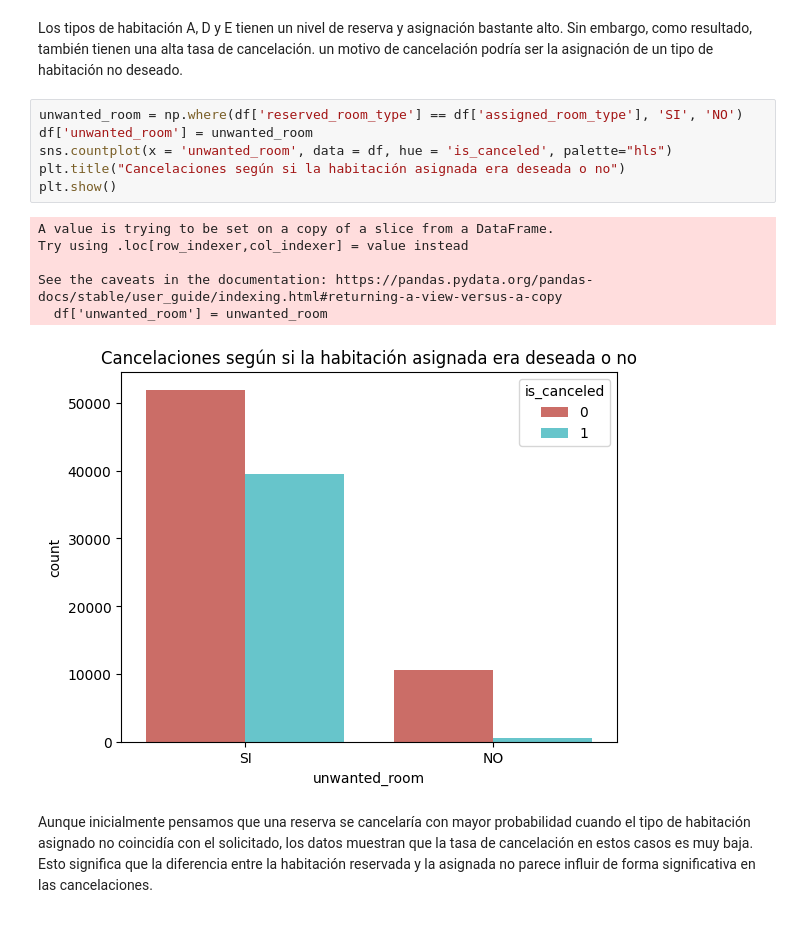
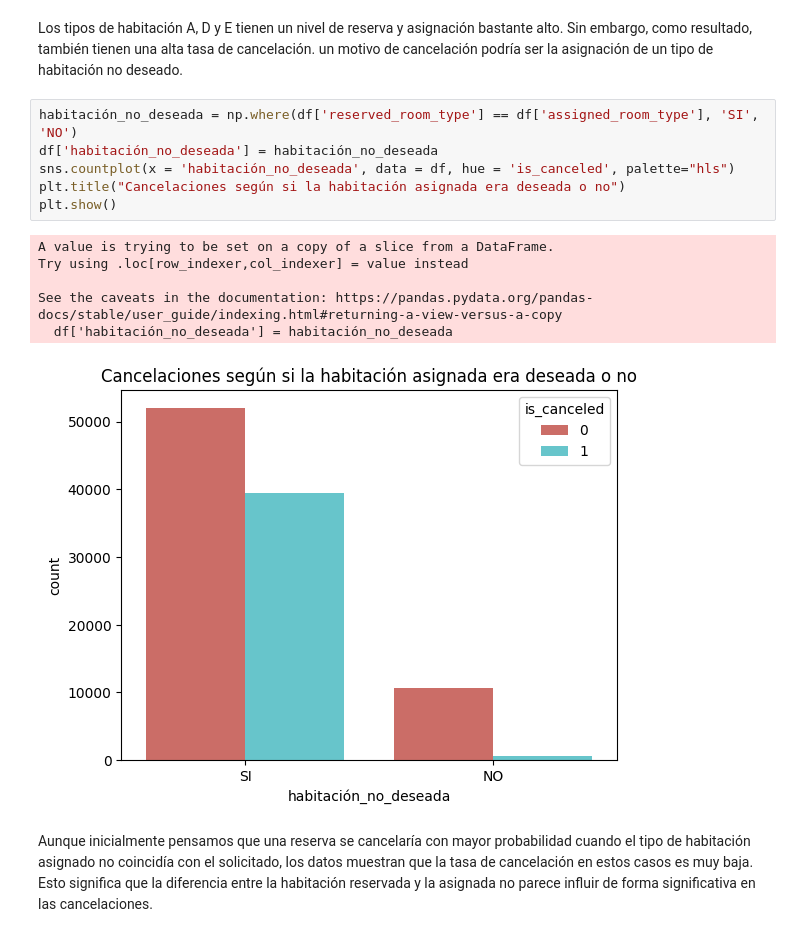
Before and after one commit to JohnChirinos/BI, a Jupyter notebook: Cancelaciones_B.ipynb, the cells around one changed output. Saved outputs shown, nothing was run; the diff lists cells and outputs as text.

```diff
--- a/Cancelaciones_B.ipynb
+++ b/Cancelaciones_B.ipynb
@@ -781,18 +780,18 @@ plt.show()
 
 Los tipos de habitación A, D y E tienen un nivel de reserva y asignación bastante alto. Sin embargo, como resultado, también tienen una alta tasa de cancelación.  un motivo de cancelación podría ser la asignación de un tipo de habitación no deseado.
 # %%
-unwanted_room = np.where(df['reserved_room_type'] == df['assigned_room_type'], 'SI', 'NO')
-df['unwanted_room'] = unwanted_room
-sns.countplot(x = 'unwanted_room', data = df, hue = 'is_canceled', palette="hls")
+habitación_no_deseada = np.where(df['reserved_room_type'] == df['assigned_room_type'], 'SI', 'NO')
+df['habitación_no_deseada'] = habitación_no_deseada
+sns.countplot(x = 'habitación_no_deseada', data = df, hue = 'is_canceled', palette="hls")
 plt.title("Cancelaciones según si la habitación asignada era deseada o no")
 plt.show()
 # %% [output]
 A value is trying to be set on a copy of a slice from a DataFrame.
 Try using .loc[row_indexer,col_indexer] = value instead
 
 See the caveats in the documentation: https://pandas.pydata.org/pandas-docs/stable/user_guide/indexing.html#returning-a-view-versus-a-copy
-  df['unwanted_room'] = unwanted_room
+  df['habitación_no_deseada'] = habitación_no_deseada
-[figure, old version]
+[figure, new version]
 # %% [markdown]
 Aunque inicialmente pensamos que una reserva se cancelaría con mayor probabilidad cuando el tipo de habitación asignado no coincidía con el solicitado, los datos muestran que la tasa de cancelación en estos casos es muy baja.
 Esto significa que la diferencia entre la habitación reservada y la asignada no parece influir de forma significativa en las cancelaciones.
```
Also changed, not shown: parts of 19 cells of this notebook.
